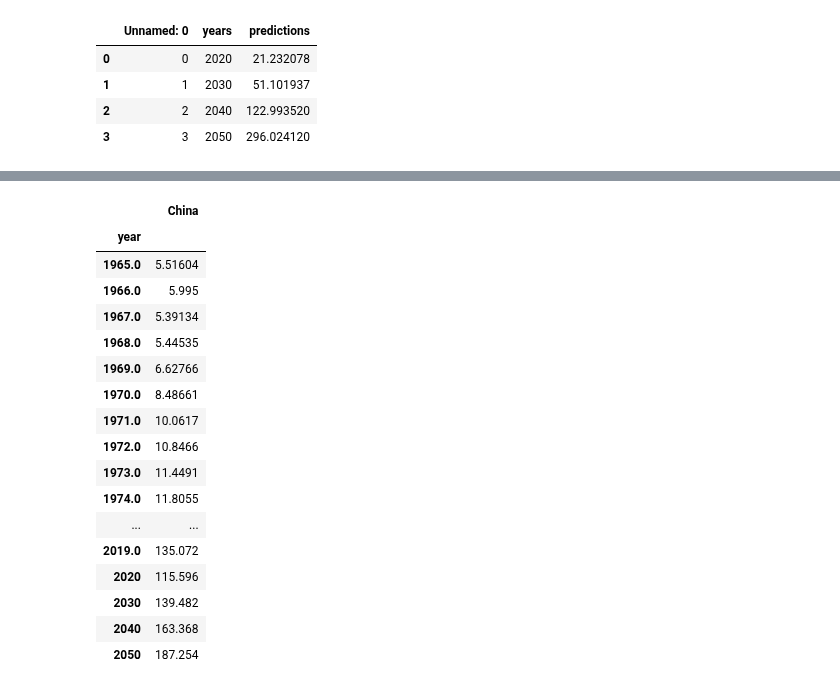
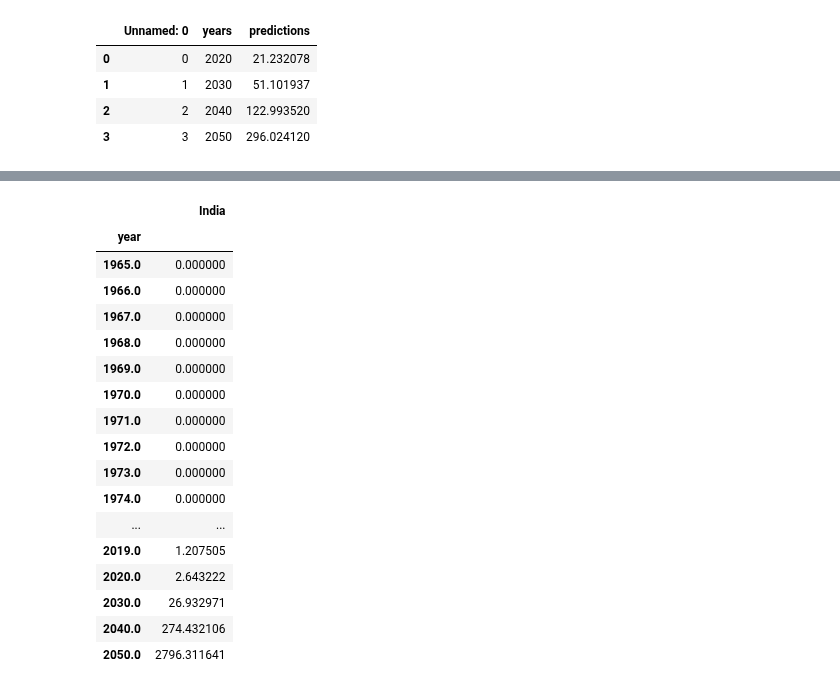
Before and after one commit to yuyhong23/One-Hot_Future, a Jupyter notebook: renewable_countries_ml.ipynb, the cells around one changed output, grey strips where cells are left out. Drawn from its saved outputs; the diff is of its cells as text; code cells hidden in the pictures.

```diff
--- a/renewable_countries_ml.ipynb
+++ b/renewable_countries_ml.ipynb
@@ -555,23 +671,24 @@ china_only
 # %%
-china_only_all = china_only.append(china_nonrenewable)
-china_only_all.set_index("year", inplace=True)
-china_only_all
+india_only = renew_final[["year", "India"]]
+india_only_all = india_only.append(india_predict_df)
+india_only_all.set_index('year', inplace=True)
+india_only_all
 # %% [output]
-|  | China |
+|  | India |
 | year |  |
-| 1965.0 | 5.51604 |
-| 1966.0 | 5.995 |
-| 1967.0 | 5.39134 |
-| 1968.0 | 5.44535 |
-| 1969.0 | 6.62766 |
-| 1970.0 | 8.48661 |
-| 1971.0 | 10.0617 |
-| 1972.0 | 10.8466 |
-| 1973.0 | 11.4491 |
-| 1974.0 | 11.8055 |
+| 1965.0 | 0.000000 |
+| 1966.0 | 0.000000 |
+| 1967.0 | 0.000000 |
+| 1968.0 | 0.000000 |
+| 1969.0 | 0.000000 |
+| 1970.0 | 0.000000 |
+| 1971.0 | 0.000000 |
+| 1972.0 | 0.000000 |
+| 1973.0 | 0.000000 |
+| 1974.0 | 0.000000 |
 | ... | ... |
-| 2019.0 | 135.072 |
-| 2020 | 115.596 |
-| 2030 | 139.482 |
-| 2040 | 163.368 |
-| 2050 | 187.254 |
+| 2019.0 | 1.207505 |
+| 2020.0 | 2.643222 |
+| 2030.0 | 26.932971 |
+| 2040.0 | 274.432106 |
+| 2050.0 | 2796.311641 |
```
Also changed, not shown: parts of 14 cells of this notebook.
